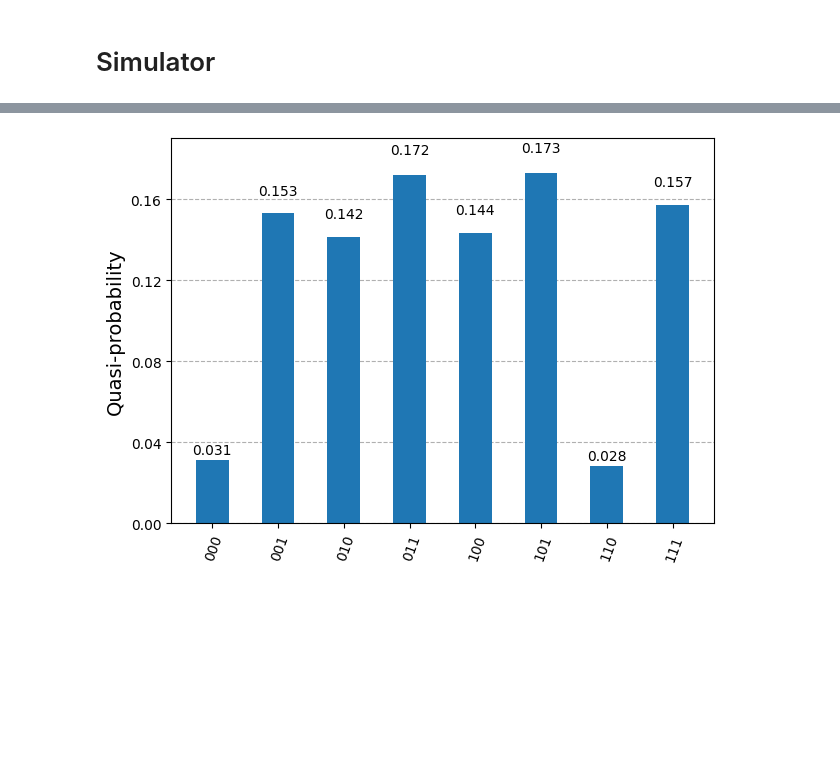
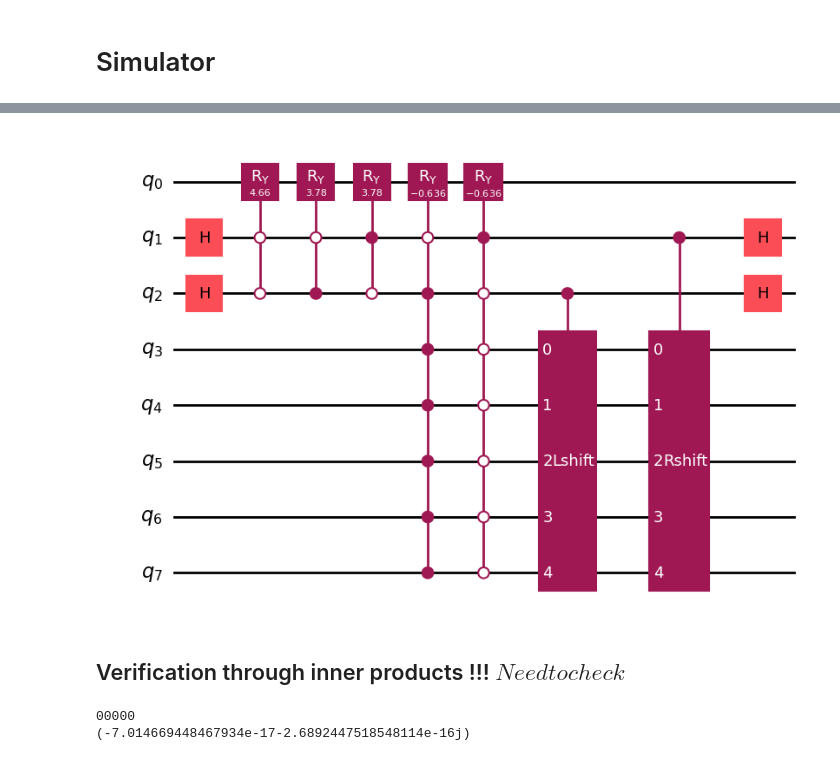
Before and after one commit to Nihar-Shah2001/Quantum_Computing_Notes, a Jupyter notebook: Notes/codes/blockencoding.ipynb, the cells around one changed output, grey strips where cells are left out. Drawn from its saved outputs; the diff is of its cells as text; code cells hidden in the pictures; blank space fills up the shorter version.

```diff
--- a/Notes/codes/blockencoding.ipynb
+++ b/Notes/codes/blockencoding.ipynb
@@ -32,0 +83,18 @@ gamma= -0.5
+# %%
+# Required conditions
+m = 5 # n=5 number of qubits chosen to implement the matrix, N=2**n
+delta = 1.6 # divide by this parameter to make the matrix spectral norm less than 1
+M = 2**m # Dimension of the matrix
+s = 3 # Sparsity
+r = int(np.ceil(np.log2(s)))
+
+# Matrix Parameters
+Vx = -0.5 # Vx chosen
+alpha = 1 + Vx # Diagonal entry
+beta = -0.5 # sub-diagonal entry
+gamma= -0.5 # Super-diagonal entry
+
+print("Dimension of Matrix: ",M)
+print("Sparsity: ",s)
+print("Number of Ancilla qubits: ", r+1)
+print("Total Number of Qubits: ", m+r+1)
@@ -33,8 +108,11 @@ gamma= -0.5
 # %%
-super_diag=np.ones(N-1) * gamma
-main_diag=np.ones(N) * alpha
-sub_diag=np.ones(N-1) * beta
+super_diag = np.ones(M-1) * gamma
+main_diag = np.ones(M) * alpha
+sub_diag = np.ones(M-1) * beta
 
-tridiag_A=np.diag(main_diag) + np.diag(sub_diag, k=-1) + np.diag(super_diag, k=1)
-print(tridiag_A)
+tridiag_A = np.diag(main_diag) + np.diag(sub_diag, k=-1) + np.diag(super_diag, k=1)
+tridiag_A = tridiag_A/delta
+print("The matrix is:\n", tridiag_A)
+print("The matrix spectral Norm is: ",np.linalg.norm(tridiag_A,ord=2))
+print(" The maximum value in the matrix is: ", )
 # %% [output]
@@ -137,8 +183,31 @@ circuit.draw('mpl')
-# %%
-result = backend.run(transpile(circuit,backend,optimization_level=3),shots=1024).result()
-#psi = result.get_statevector()
-counts = result.get_counts()
-plot_distribution(counts)
-#display(psi.draw("latex"))
-# %% [output]
-[figure, removed]
+# %%
+# backend = AerSimulator()
+
+qc = QuantumCircuit(m+r+1,name="tridiagBE")
+circuit = TridiagonalBlockEncoding(5,[tridiag_A[0,1],tridiag_A[0,0],tridiag_A[1,0]])
+qc.append(circuit,list(range(0,m+r+1)))
+# qc.measure(list(range(0,r+1)),list(range(0,r+1)))
+
+circuit.decompose().draw('mpl')
+# %% [output]
+[figure, added]
+# %% [markdown]
+## Verification through inner products !!! $Need to check$
+# %%
+i = 0
+j = 1
+
+print((format(i, f'0{m}b'))[::-1])
+keti = Statevector.from_label((format(i, f'0{m}b'))[::-1])
+ketj = Statevector.from_label((format(j, f'0{m}b'))[::-1])
+# print(keti)
+# print(ketj)
+
+# Take tensor product of i with ket 0
+ket0 = Statevector.from_label('0')
+ket0r = Statevector.from_label('0'*r)
+
+print((((ket0.tensor(ket0r)).tensor(keti)).evolve(qc)).inner((ket0.tensor(ket0r)).tensor(ketj)))
+# %% [output]
+00000
+(-7.014669448467934e-17-2.6892447518548114e-16j)
```
Also changed, not shown: parts of 13 cells of this notebook, 38 other files.
